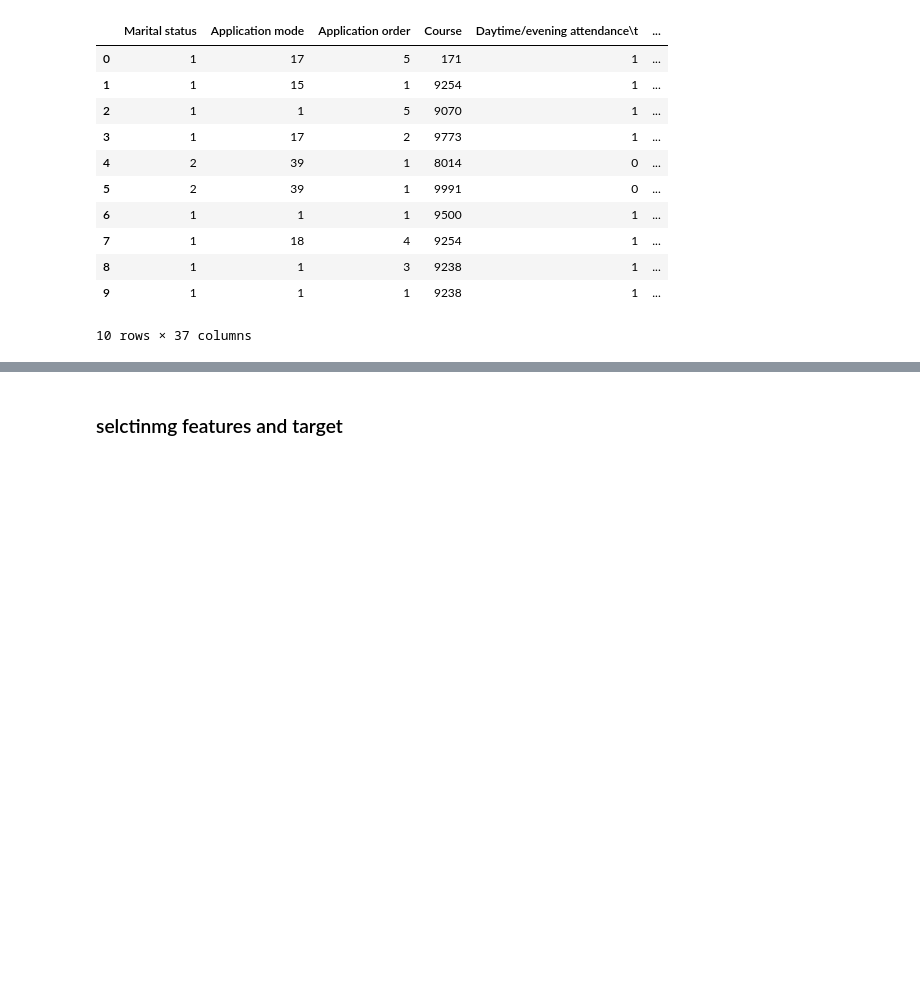
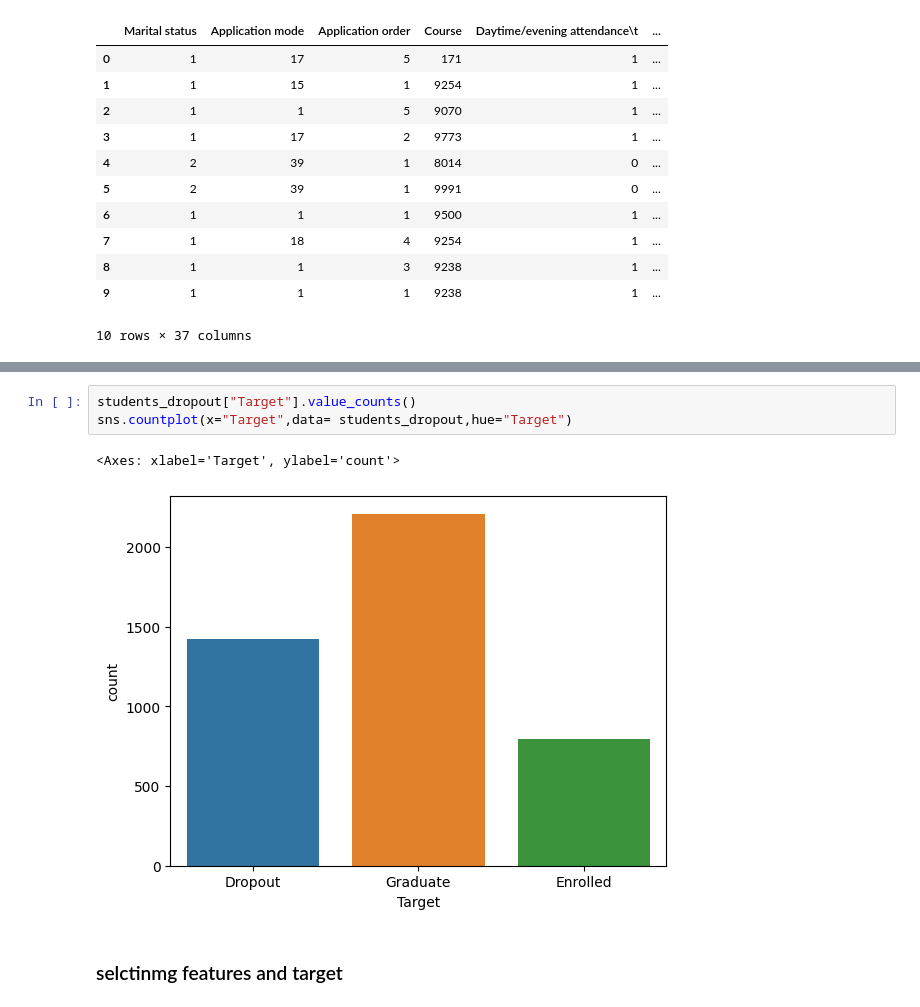
Before and after one commit to AkalankaBandara2001/Data-Classification-using-MLP, a Jupyter notebook: Jupyter Notebooks/Student_dropout_classification.ipynb, the cells around one changed output, grey strips where cells are left out. Drawn from its saved outputs; the diff is of its cells as text; blank space fills up the shorter version.

```diff
--- a/Jupyter Notebooks/Student_dropout_classification.ipynb
+++ b/Jupyter Notebooks/Student_dropout_classification.ipynb
@@ -79,4 +84,10 @@ Target                                             object
 dtype: object
+# %%
+students_dropout["Target"].value_counts()
+sns.countplot(x="Target",data= students_dropout,hue="Target")
+# %% [output]
+<Axes: xlabel='Target', ylabel='count'>
+[figure, added]
 # %% [markdown]
 ### selctinmg features and target
 # %%
```
Also changed, not shown: parts of 18 cells of this notebook, 1 other file.
